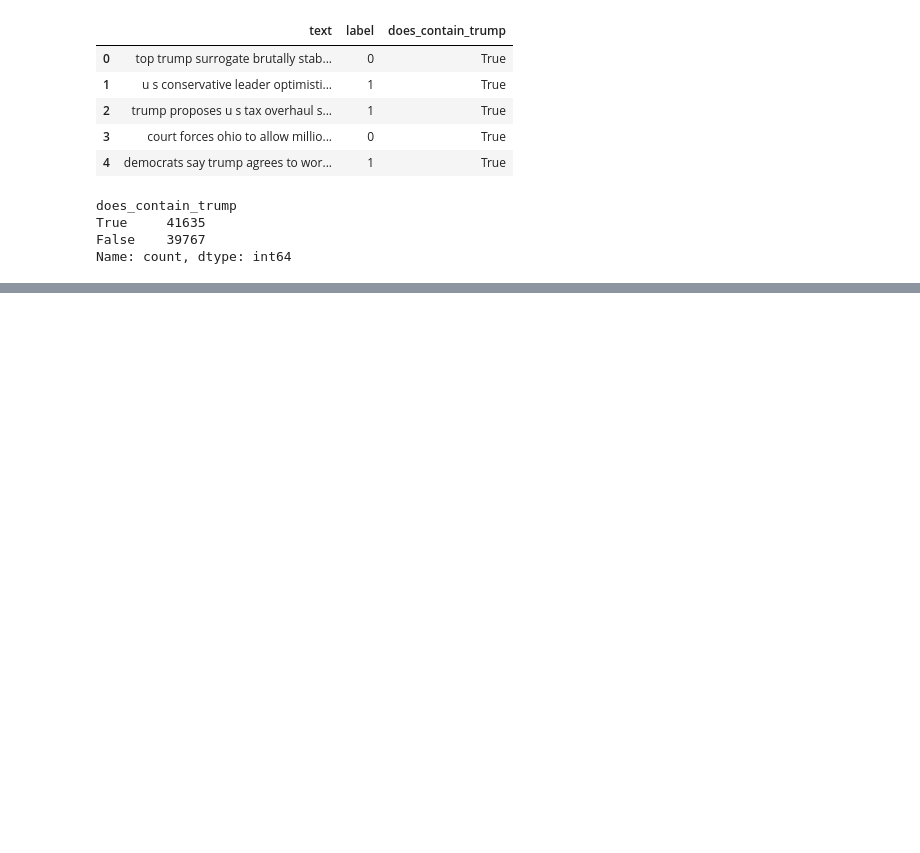
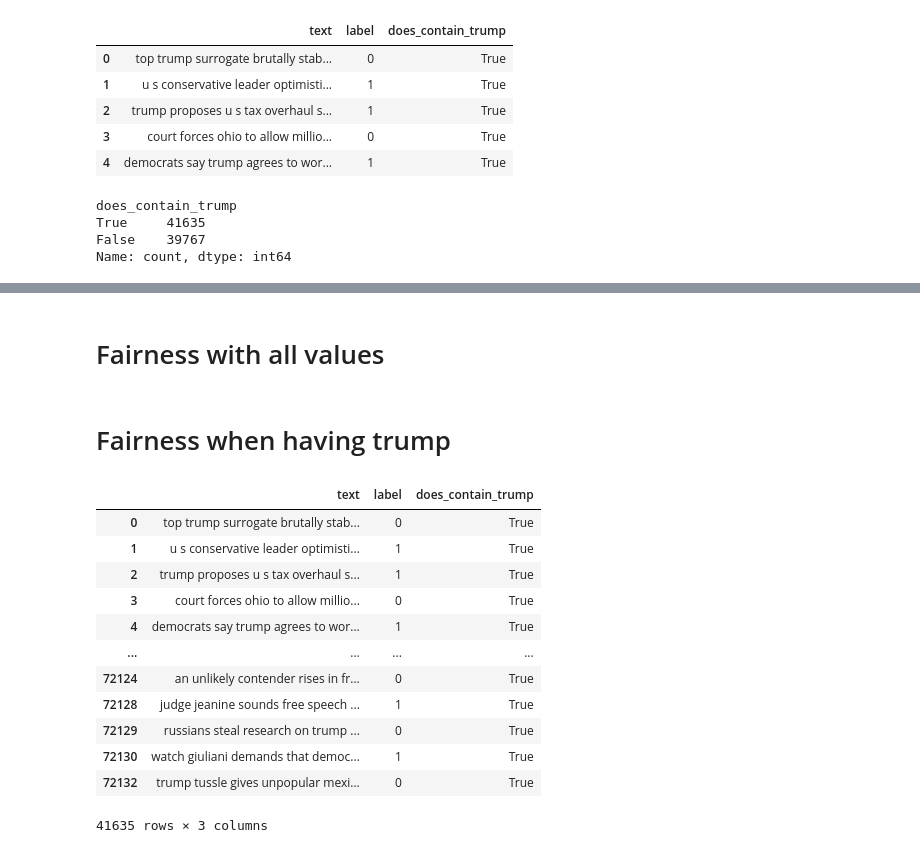
Before and after one commit to me3eh/-Bar-BoRoSa, a Jupyter notebook: model/data/fairness_metrics.ipynb, the cells around one changed output, grey strips where cells are left out. Saved outputs shown, nothing was run; the diff lists cells and outputs as text; code cells hidden in the pictures; blank space fills up the shorter version.

Commit message:
Add fairness statistics

```diff
--- a/model/data/fairness_metrics.ipynb
+++ b/model/data/fairness_metrics.ipynb
@@ -114,3 +109,19 @@ does_contain_trump
 True     41635
 False    39767
 Name: count, dtype: int64
+# %%
+def fairness_metrics(df):
+    """Calculate fairness for subgroup of population"""
+
+    #Confusion Matrix
+    cm=confusion_matrix(df['y'],df['y_pred'])
+    TN, FP, FN, TP = cm.ravel()
+
+    N = TP+FP+FN+TN #Total population
+    ACC = (TP+TN)/N #Accuracy
+    TPR = TP/(TP+FN) # True positive rate
+    FPR = FP/(FP+TN) # False positive rate
+    FNR = FN/(TP+FN) # False negative rate
+    PPP = (TP + FP)/N # % predicted as positive
+
+    return np.array([ACC, TPR, FPR, FNR, PPP])
@@ -116,0 +133,30 @@ Name: count, dtype: int64
+# %% [markdown]
+# Fairness with all values
+# %%
+concat_data["y"] = [1 if y == 'Real' else 0 for y in df['y']]
+concat_data["y_pred"] = [model.predict(y, model, tokenizer, device) for y in df['Text']]
+result = fairness_metrics(df)
+result
+# %% [markdown]
+# Fairness when having trump
+# %%
+df_containing_trump = concat_data.loc[concat_data['does_contain_trump'] == True]
+result = fairness_metrics(df_containing_trump)
+result
+# df_containing_trump
+# df["does_contain_trump"]
+# df
+# %% [output]
+|  | text | label | does_contain_trump |
+| 0 | top trump surrogate brutally stab... | 0 | True |
+| 1 | u s conservative leader optimisti... | 1 | True |
+| 2 | trump proposes u s tax overhaul s... | 1 | True |
+| 3 | court forces ohio to allow millio... | 0 | True |
+| 4 | democrats say trump agrees to wor... | 1 | True |
+| ... | ... | ... | ... |
+| 72124 | an unlikely contender rises in fr... | 0 | True |
+| 72128 | judge jeanine sounds free speech ... | 1 | True |
+| 72129 | russians steal research on trump ... | 0 | True |
+| 72130 | watch giuliani demands that democ... | 1 | True |
+| 72132 | trump tussle gives unpopular mexi... | 0 | True |
+41635 rows × 3 columns
```
Also changed, not shown: parts of 12 cells of this notebook.
